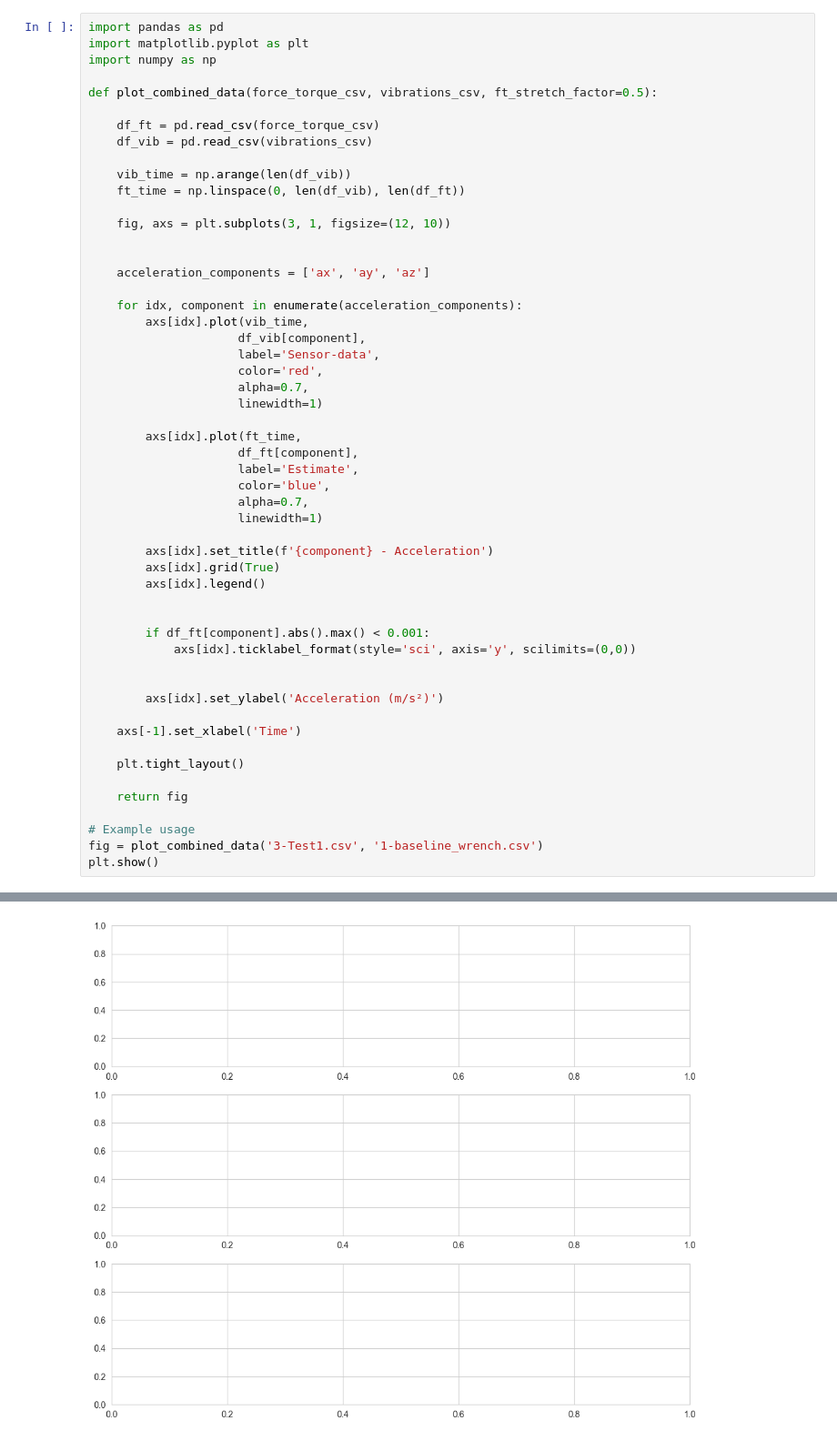
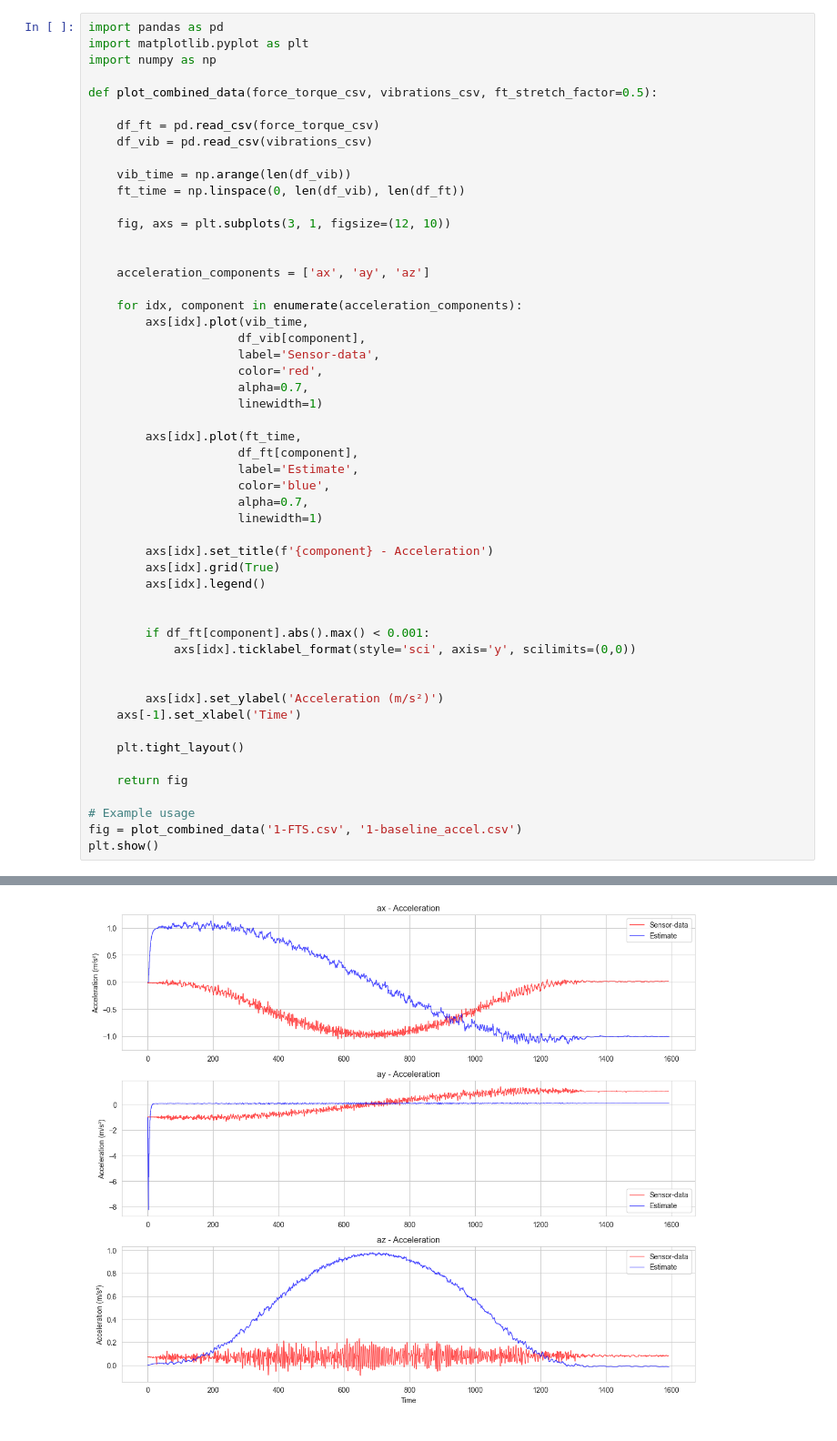
Before and after one commit to KGKrohn/AIS2202_State_estimation_Gr3, a Jupyter notebook: kyb_data/datakyb.ipynb, the cells around one changed output, grey strips where cells are left out. Shown at 91% size. Drawn from its saved outputs; the diff is of its cells as text.

```diff
--- a/kyb_data/datakyb.ipynb
+++ b/kyb_data/datakyb.ipynb
@@ -117,7 +117,6 @@ def plot_combined_data(force_torque_csv, vibrations_csv, ft_stretch_factor=0.5):
 
 
         axs[idx].set_ylabel('Acceleration (m/s²)')
-
     axs[-1].set_xlabel('Time')
 
     plt.tight_layout()
@@ -125,6 +124,6 @@ def plot_combined_data(force_torque_csv, vibrations_csv, ft_stretch_factor=0.5):
     return fig
 
 # Example usage
-fig = plot_combined_data('3-Test1.csv', '1-baseline_wrench.csv')
+fig = plot_combined_data('1-FTS.csv', '1-baseline_accel.csv')
 plt.show()
 # %% [output]
@@ -132,4 +130,4 @@ KeyError: 'ax'
-[figure, old version]
+[figure, new version]
 # %%
 import pandas as pd
 import matplotlib.pyplot as plt
```
Also changed, not shown: parts of 7 cells of this notebook, 8 other files.
